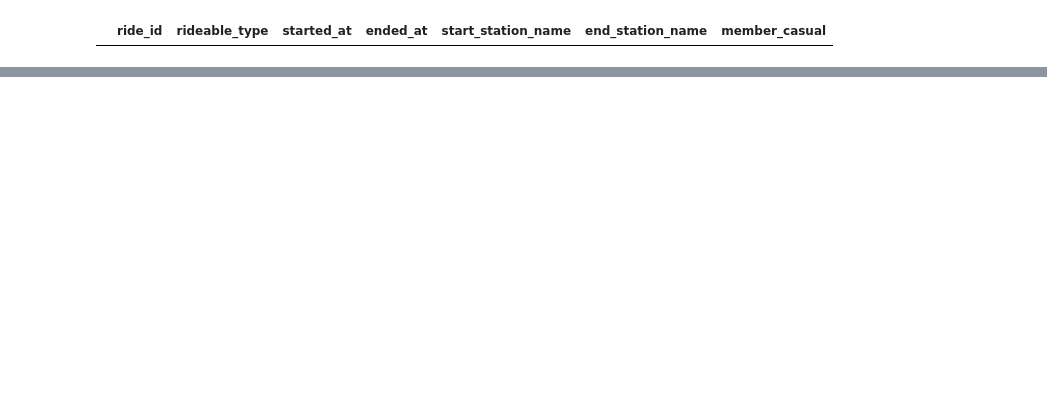
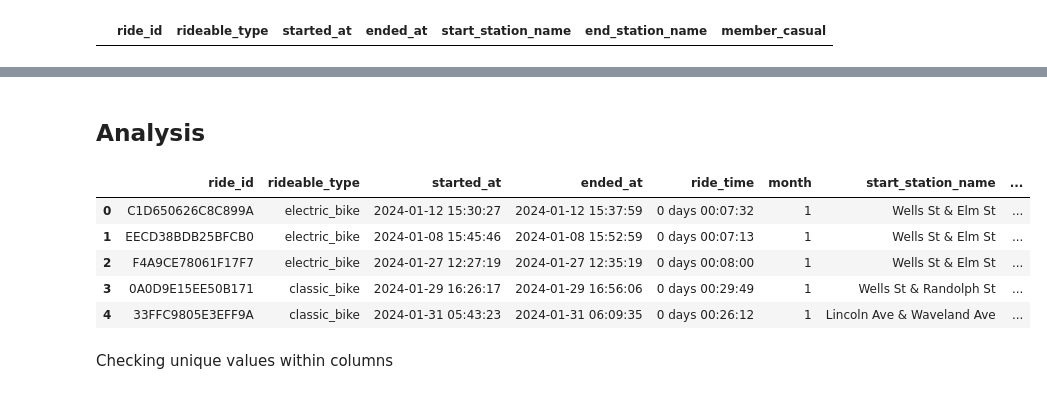
Before and after one commit to yakubszatkowski/Google-Data-Analytics-Project, a Jupyter notebook: main.ipynb, the cells around one changed output, grey strips where cells are left out. Cells and saved outputs as stored; diff of their text form; code cells hidden in the pictures; blank space fills up the shorter version.

Commit message:
main analysis

```diff
--- a/main.ipynb
+++ b/main.ipynb
@@ -236,0 +278,2 @@ clean_df.loc[clean_df.duplicated(subset=['started_at', 'ended_at', 'end_station_
+# %%
+analysis_df = clean_df[~(clean_df['ride_time'] <= timedelta(seconds=10))]
@@ -236,0 +282,16 @@ clean_df.loc[clean_df.duplicated(subset=['started_at', 'ended_at', 'end_station_
+# %%
+month = analysis_df['started_at'].dt.month
+analysis_df.insert(5, 'month', month)
+# %% [markdown]
+## Analysis
+# %%
+analysis_df.head()
+# %% [output]
+|  | ride_id | rideable_type | started_at | ended_at | ride_time | month | start_station_name | ... |
+| 0 | C1D650626C8C899A | electric_bike | 2024-01-12 15:30:27 | 2024-01-12 15:37:59 | 0 days 00:07:32 | 1 | Wells St & Elm St | ... |
+| 1 | EECD38BDB25BFCB0 | electric_bike | 2024-01-08 15:45:46 | 2024-01-08 15:52:59 | 0 days 00:07:13 | 1 | Wells St & Elm St | ... |
+| 2 | F4A9CE78061F17F7 | electric_bike | 2024-01-27 12:27:19 | 2024-01-27 12:35:19 | 0 days 00:08:00 | 1 | Wells St & Elm St | ... |
+| 3 | 0A0D9E15EE50B171 | classic_bike | 2024-01-29 16:26:17 | 2024-01-29 16:56:06 | 0 days 00:29:49 | 1 | Wells St & Randolph St | ... |
+| 4 | 33FFC9805E3EFF9A | classic_bike | 2024-01-31 05:43:23 | 2024-01-31 06:09:35 | 0 days 00:26:12 | 1 | Lincoln Ave & Waveland Ave | ... |
+# %% [markdown]
+Checking unique values within columns
```
Also changed, not shown: parts of 19 cells of this notebook.
